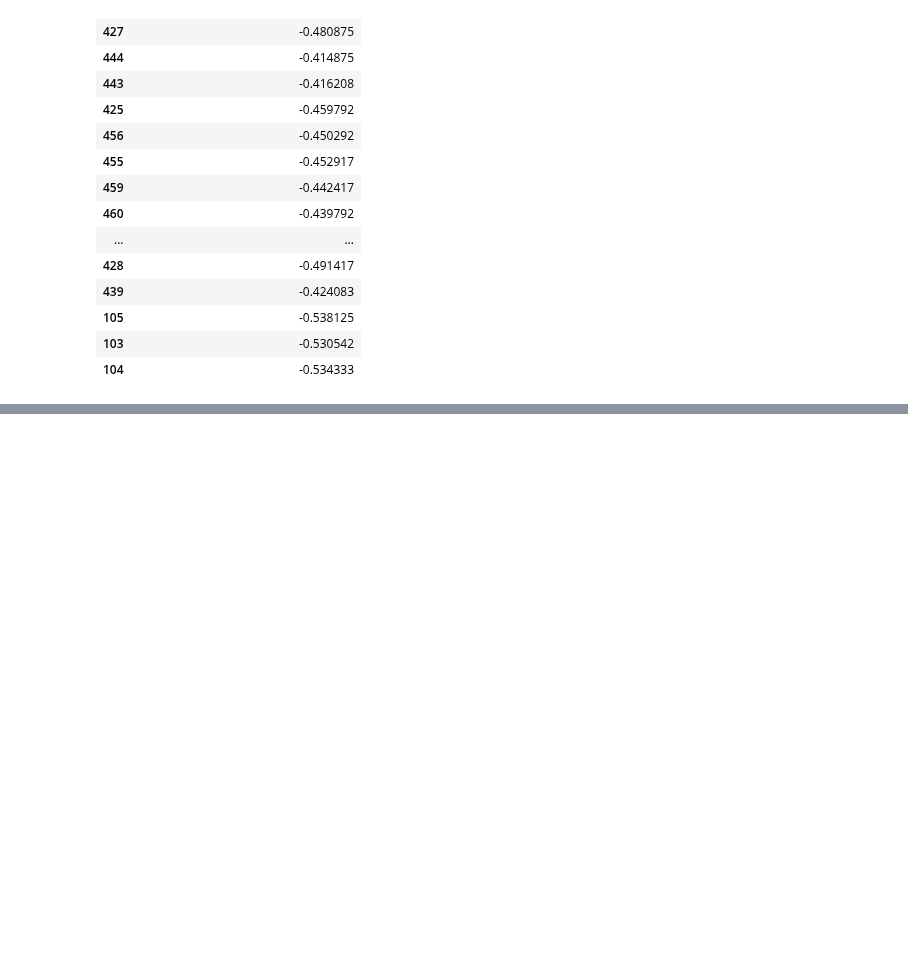
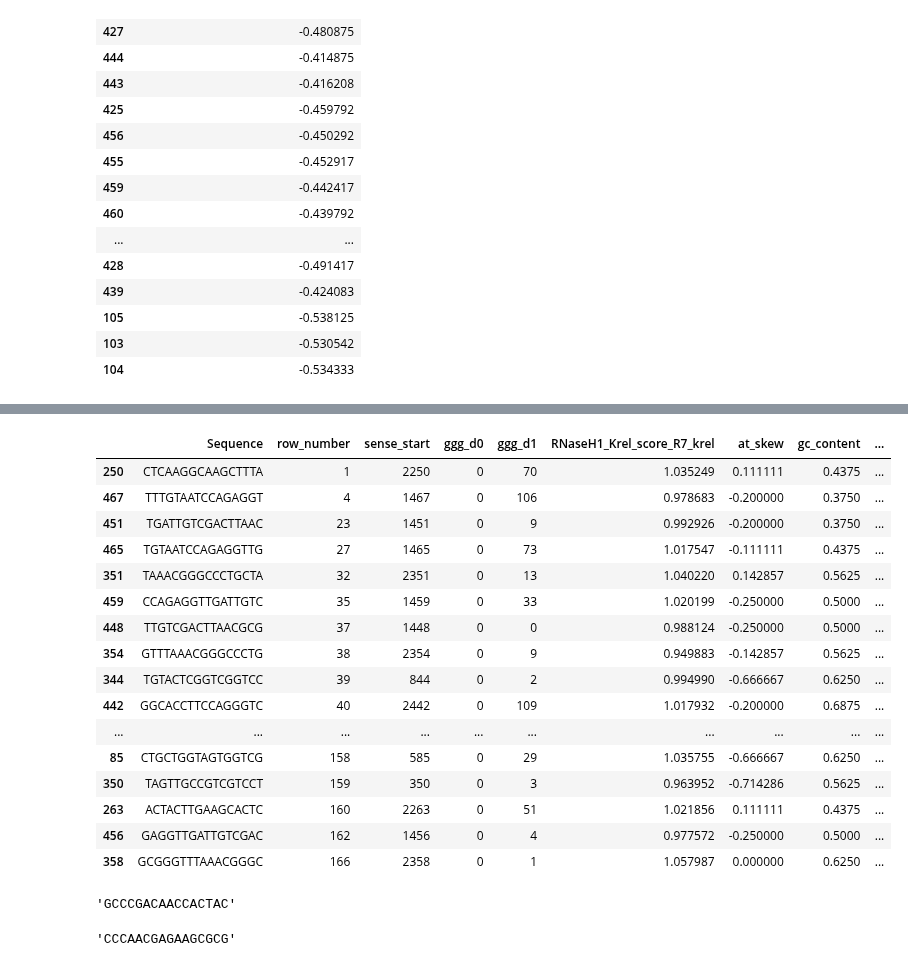
Before and after one commit to RedPenguin100/ASOdesign, a Jupyter notebook: scripts/Models/Model2.ipynb, the cells around one changed output, grey strips where cells are left out. Saved outputs shown, nothing was run; the diff lists cells and outputs as text; code cells hidden in the pictures; blank space fills up the shorter version.

```diff
--- a/scripts/Models/Model2.ipynb
+++ b/scripts/Models/Model2.ipynb
@@ -893,13 +919,13 @@ for exp in ['R4a_krel', 'R4b_krel', 'R7_krel']:
 
     # Yeast should have similar motifs, perhaps
     df_human[col_name] = df_human.apply(score_row, axis=1)
-    df_yeast[col_name] = df_yeast.apply(score_row, axis=1)
+    # df_yeast[col_name] = df_yeast.apply(score_row, axis=1)
 
 RNaseH1_Krel_features_best = [f"RNaseH1_Krel_score_{exp}" for exp in ['R4a_krel', 'R4b_krel', 'R7_krel']]
 # %%
 # Number is probably accurate enough
-df_human.loc[:, 'CAI_score_global_CDS'] = 0.7879152581622387
-df_yeast.loc[:, 'CAI_score_global_CDS'] = 0.5590591814785562
+df_human.loc[:, 'CAI_score_global_CDS'] = 0.5752 # in frame =1
+# df_yeast.loc[:, 'CAI_score_global_CDS'] = 0.5590591814785562
 # %%
 df_human_scores = model.predict(df_human[selected_features])
 
@@ -966,19 +992,21 @@ def _d123_for_sequence(seq, db="hg38"):
     k_allowed = max(0, math.floor(0.25 * L))  # GGGenome cap
     k0 = _ggg_hits_leq_json(s, 0, db=db)
     k1 = _ggg_hits_leq_json(s, 1, db=db) if k_allowed >= 1 else 0
-    k2 = _ggg_hits_leq_json(s, 2, db=db) if k_allowed >= 2 else 0
-    k3 = _ggg_hits_leq_json(s, 3, db=db) if k_allowed >= 3 else 0
+    # k2 = _ggg_hits_leq_json(s, 2, db=db) if k_allowed >= 2 else 0
+    # k3 = _ggg_hits_leq_json(s, 3, db=db) if k_allowed >= 3 else 0
     d1 = max(0, k1 - k0)
-    d2 = max(0, k2 - k1)
-    d3 = max(0, k3 - k2)
-    return (s, d1, d2, d3)
+    # d2 = max(0, k2 - k1)
+    # d3 = max(0, k3 - k2)
+    return (s, d1, 0, 0, k0)
 
+cache = {}
 def add_gggenome_d123(main_df, seq_col="SEQUENCE", db="hg38", *, max_workers=32, print_every=10):
     seqs = (main_df[seq_col].astype(str).str.upper().str.replace("U", "T", regex=False))
     uniq = seqs.dropna().unique().tolist()
     N = len(uniq)
     print(f"[GGG] Unique sequences: {N} | db={db} | workers={max_workers}")
 
+    global cache
     cache = {}
     lock = threading.Lock()
     t0 = time.perf_counter()
@@ -990,22 +1018,24 @@ def add_gggenome_d123(main_df, seq_col="SEQUENCE", db="hg38", *, max_workers=32,
         for fut in as_completed(futs):
             s = futs[fut]
             try:
-                s_key, d1, d2, d3 = fut.result()
+                s_key, d1, d2, d3, d0 = fut.result()
             except Exception:
-                d1 = d2 = d3 = 0
+                d0 = d1 = d2 = d3 = 0
                 with lock:
                     errs += 1
             with lock:
-                cache[s] = (d1, d2, d3)
+                cache[s] = (s, d1, d2, d3, d0)
                 done += 1
                 if (done == 1) or (done % print_every == 0) or (done == N):
                     elapsed = time.perf_counter() - t0
                     rps = done / elapsed if elapsed > 0 else 0.0
                     print(f"[GGG] {done}/{N} cached | ~{rps:.1f} seq/s | errors={errs}")
 
-    main_df["ggg_d1"] = seqs.map(lambda s: cache.get(s, (0, 0, 0))[0])
-    main_df["ggg_d2"] = seqs.map(lambda s: cache.get(s, (0, 0, 0))[1])
-    main_df["ggg_d3"] = seqs.map(lambda s: cache.get(s, (0, 0, 0))[2])
+    main_df["ggg_d1"] = seqs.map(lambda s: cache.get(s, (s, 0, 0, 0, 0))[1])
+    main_df["ggg_d0"] = seqs.map(lambda s: cache.get(s, (s, 0, 0, 0, 0))[4])
+    # main_df["ggg_d2"] = seqs.map(lambda s: cache.get(s, (s, 0, 0, 0, 0))[2])
+    # main_df["ggg_d3"] = seqs.map(lambda s: cache.get(s, (s, 0, 0, 0, 0))[3])
+
 
     print(f"[GGG] Finished in {time.perf_counter() - t0:.1f}s. Added columns: ggg_d1, ggg_d2, ggg_d3")
     return main_df
@@ -1013,5 +1043,5 @@ def add_gggenome_d123(main_df, seq_col="SEQUENCE", db="hg38", *, max_workers=32,
 
 # --- usage ---
 # main_df = main_df[main_df[SENSE_START] != -1]
-result = add_gggenome_d123(df_sorted[:100], seq_col='sense', db="hg38", max_workers=100, print_every=2)
+result = add_gggenome_d123(df_sorted[:500], seq_col='sense', db="hg38", max_workers=1, print_every=2)
 # %% [output]
@@ -1020 +1075,31 @@ KeyboardInterrupt:
+# %%
+result.insert(0, "row_number", range(1, len(result) + 1))
+# %%
+result[result['ggg_d0'] ==0].head(50)[[SEQUENCE, 'row_number', 'sense_start', 'ggg_d0', 'ggg_d1', 'RNaseH1_Krel_score_R7_krel', 'at_skew', 'gc_content', 'on_target_fold_openness_normalized40_15', 'sense_avg_accessibility']]
+# %% [output]
+|  | Sequence | row_number | sense_start | ggg_d0 | ggg_d1 | RNaseH1_Krel_score_R7_krel | at_skew | gc_content | ... |
+| 250 | CTCAAGGCAAGCTTTA | 1 | 2250 | 0 | 70 | 1.035249 | 0.111111 | 0.4375 | ... |
+| 467 | TTTGTAATCCAGAGGT | 4 | 1467 | 0 | 106 | 0.978683 | -0.200000 | 0.3750 | ... |
+| 451 | TGATTGTCGACTTAAC | 23 | 1451 | 0 | 9 | 0.992926 | -0.200000 | 0.3750 | ... |
+| 465 | TGTAATCCAGAGGTTG | 27 | 1465 | 0 | 73 | 1.017547 | -0.111111 | 0.4375 | ... |
+| 351 | TAAACGGGCCCTGCTA | 32 | 2351 | 0 | 13 | 1.040220 | 0.142857 | 0.5625 | ... |
+| 459 | CCAGAGGTTGATTGTC | 35 | 1459 | 0 | 33 | 1.020199 | -0.250000 | 0.5000 | ... |
+| 448 | TTGTCGACTTAACGCG | 37 | 1448 | 0 | 0 | 0.988124 | -0.250000 | 0.5000 | ... |
+| 354 | GTTTAAACGGGCCCTG | 38 | 2354 | 0 | 9 | 0.949883 | -0.142857 | 0.5625 | ... |
+| 344 | TGTACTCGGTCGGTCC | 39 | 844 | 0 | 2 | 0.994990 | -0.666667 | 0.6250 | ... |
+| 442 | GGCACCTTCCAGGGTC | 40 | 2442 | 0 | 109 | 1.017932 | -0.200000 | 0.6875 | ... |
+| ... | ... | ... | ... | ... | ... | ... | ... | ... | ... |
+| 85 | CTGCTGGTAGTGGTCG | 158 | 585 | 0 | 29 | 1.035755 | -0.666667 | 0.6250 | ... |
+| 350 | TAGTTGCCGTCGTCCT | 159 | 350 | 0 | 3 | 0.963952 | -0.714286 | 0.5625 | ... |
+| 263 | ACTACTTGAAGCACTC | 160 | 2263 | 0 | 51 | 1.021856 | 0.111111 | 0.4375 | ... |
+| 456 | GAGGTTGATTGTCGAC | 162 | 1456 | 0 | 4 | 0.977572 | -0.250000 | 0.5000 | ... |
+| 358 | GCGGGTTTAAACGGGC | 166 | 2358 | 0 | 1 | 1.057987 | 0.000000 | 0.6250 | ... |
+# %%
+GFP_IN_HUMAN[633:633 + 16]
+# %% [output]
+'GCCCGACAACCACTAC'
+# %%
+GFP_IN_HUMAN[679 :679 + 16]
+# %% [output]
+'CCCAACGAGAAGCGCG'
 # %%
```
Also changed, not shown: parts of 54 cells of this notebook, 7 other files.
